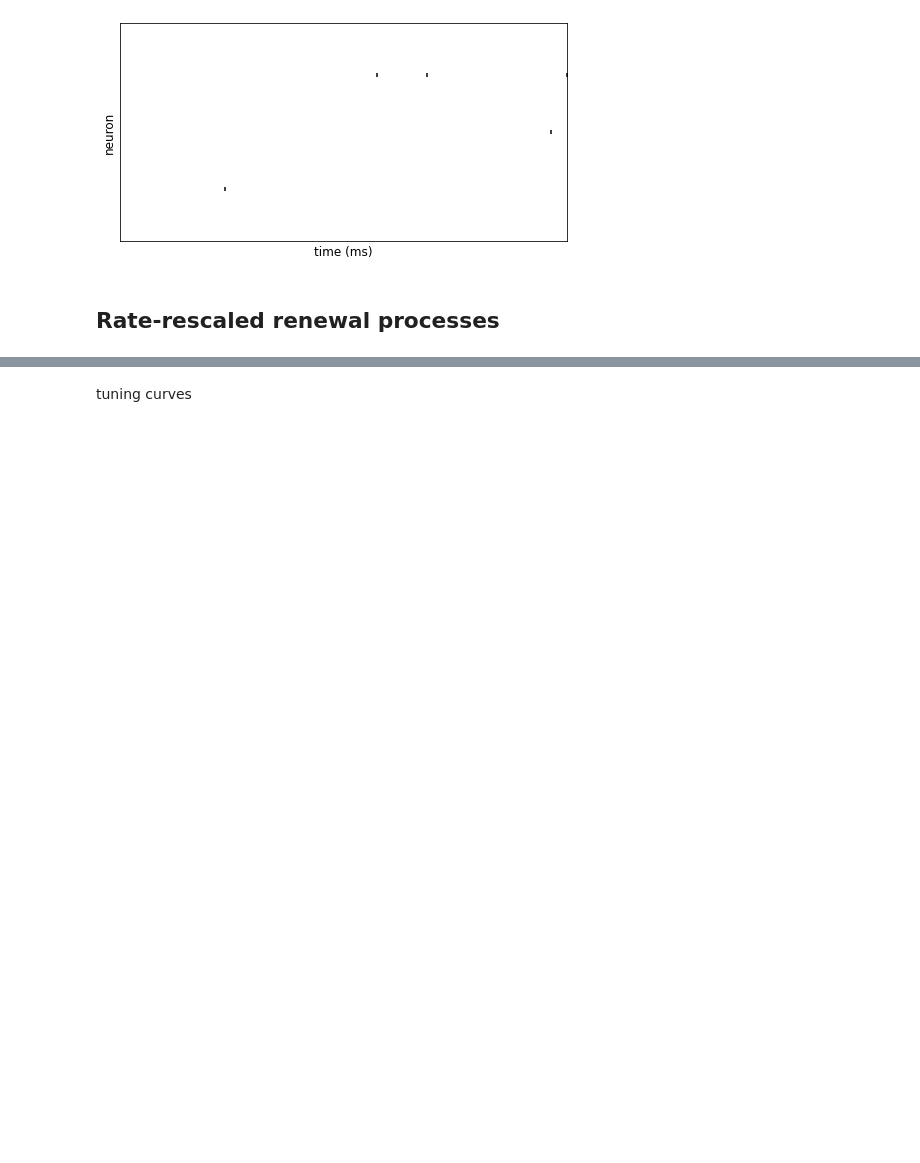
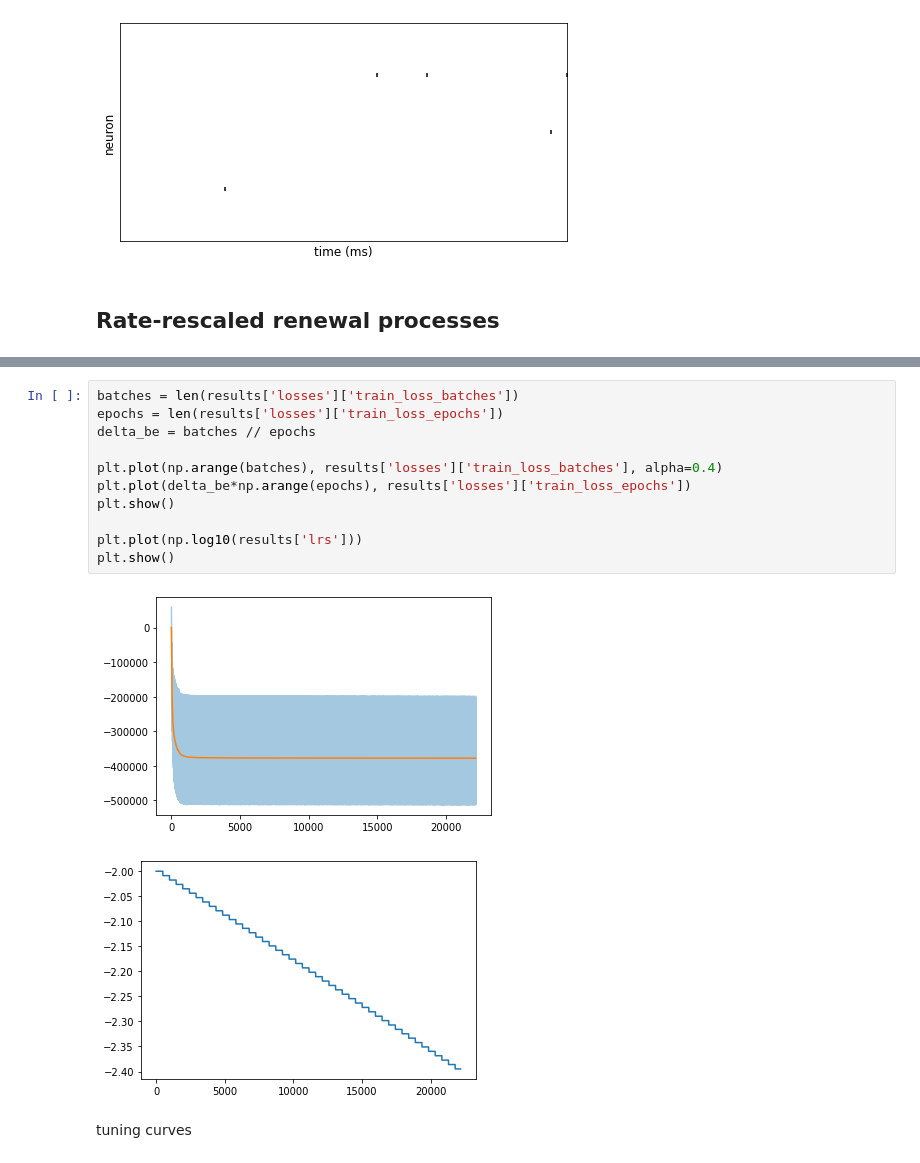
Before and after one commit to davindicode/nonparametric-nonrenewal-process, a Jupyter notebook: notebooks/th1.ipynb, the cells around one changed output, grey strips where cells are left out. Drawn from its saved outputs; the diff is of its cells as text; blank space fills up the shorter version.

```diff
--- a/notebooks/th1.ipynb
+++ b/notebooks/th1.ipynb
@@ -350,3 +338,17 @@ print(train_ell)
+# %%
+batches = len(results['losses']['train_loss_batches'])
+epochs = len(results['losses']['train_loss_epochs'])
+delta_be = batches // epochs
+
+plt.plot(np.arange(batches), results['losses']['train_loss_batches'], alpha=0.4)
+plt.plot(delta_be*np.arange(epochs), results['losses']['train_loss_epochs'])
+plt.show()
+
+plt.plot(np.log10(results['lrs']))
+plt.show()
+# %% [output]
+[figure, added]
+[figure, added]
 # %% [markdown]
 tuning curves
 # %%
```
Also changed, not shown: parts of 14 cells of this notebook, 13 other files.
